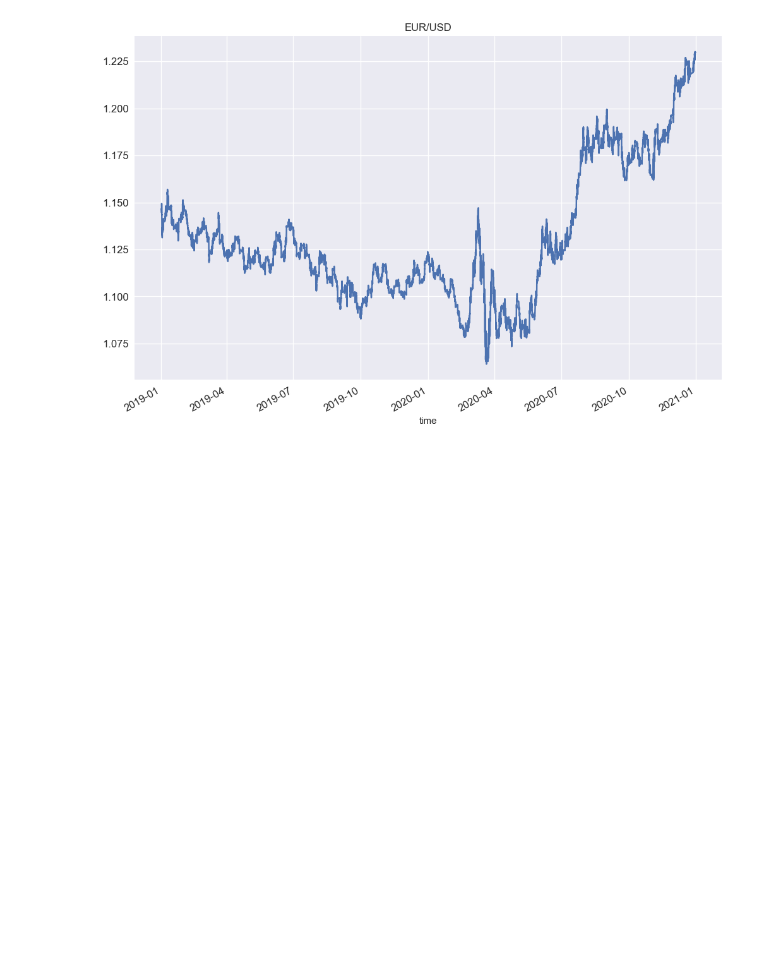
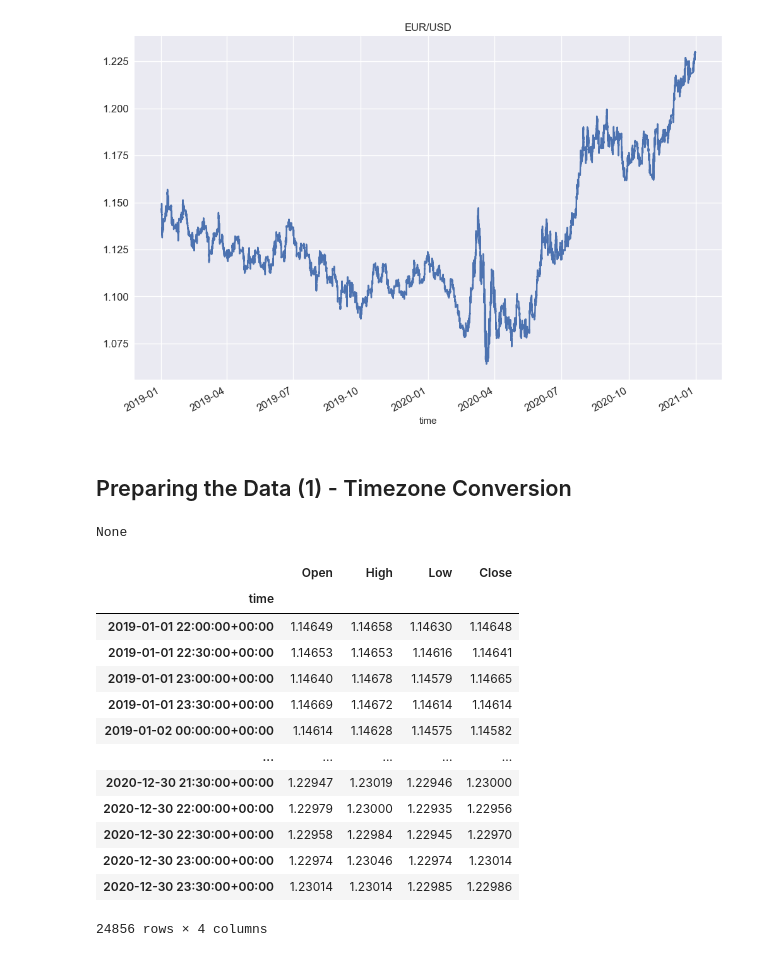
Before and after one commit to AvirukthGT/AlgoTrading, a Jupyter notebook: Pivot Point/pivot_point.ipynb, the cells around one changed output. Drawn from its saved outputs; the diff is of its cells as text; code cells hidden in the pictures; blank space fills up the shorter version.

```diff
--- a/Pivot Point/pivot_point.ipynb
+++ b/Pivot Point/pivot_point.ipynb
@@ -44,3 +44,27 @@ data.Close.plot(figsize = (12, 8), title = "EUR/USD", fontsize = 12)
 plt.show()
 # %% [output]
 [figure]
+# %% [markdown]
+## Preparing the Data (1) - Timezone Conversion
+# %%
+print(data.index.tz)
+# %% [output]
+None
+# %%
+data = data.tz_localize("UTC") # localize to UTC time
+data
+# %% [output]
+|  | Open | High | Low | Close |
+| time |  |  |  |  |
+| 2019-01-01 22:00:00+00:00 | 1.14649 | 1.14658 | 1.14630 | 1.14648 |
+| 2019-01-01 22:30:00+00:00 | 1.14653 | 1.14653 | 1.14616 | 1.14641 |
+| 2019-01-01 23:00:00+00:00 | 1.14640 | 1.14678 | 1.14579 | 1.14665 |
+| 2019-01-01 23:30:00+00:00 | 1.14669 | 1.14672 | 1.14614 | 1.14614 |
+| 2019-01-02 00:00:00+00:00 | 1.14614 | 1.14628 | 1.14575 | 1.14582 |
+| ... | ... | ... | ... | ... |
+| 2020-12-30 21:30:00+00:00 | 1.22947 | 1.23019 | 1.22946 | 1.23000 |
+| 2020-12-30 22:00:00+00:00 | 1.22979 | 1.23000 | 1.22935 | 1.22956 |
+| 2020-12-30 22:30:00+00:00 | 1.22958 | 1.22984 | 1.22945 | 1.22970 |
+| 2020-12-30 23:00:00+00:00 | 1.22974 | 1.23046 | 1.22974 | 1.23014 |
+| 2020-12-30 23:30:00+00:00 | 1.23014 | 1.23014 | 1.22985 | 1.22986 |
+24856 rows × 4 columns
```
Also changed, not shown: parts of 3 cells of this notebook.
